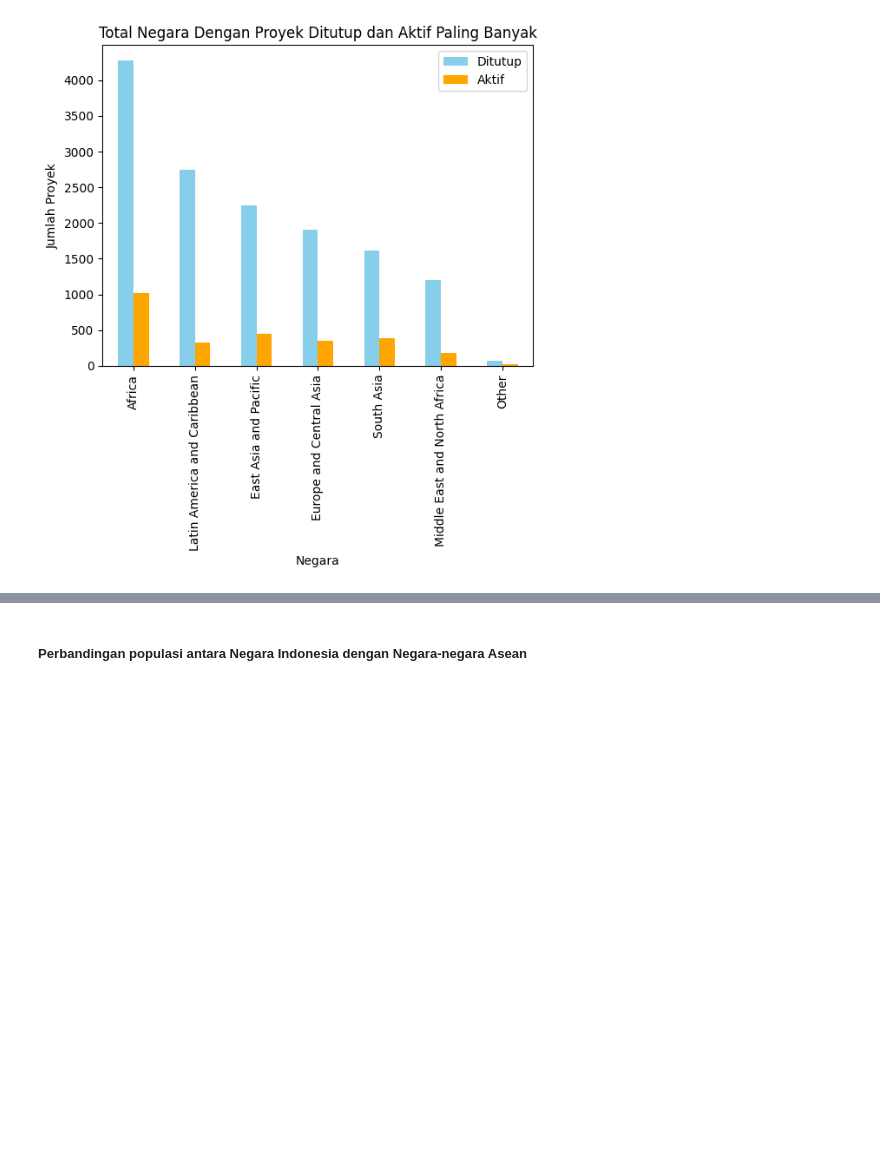
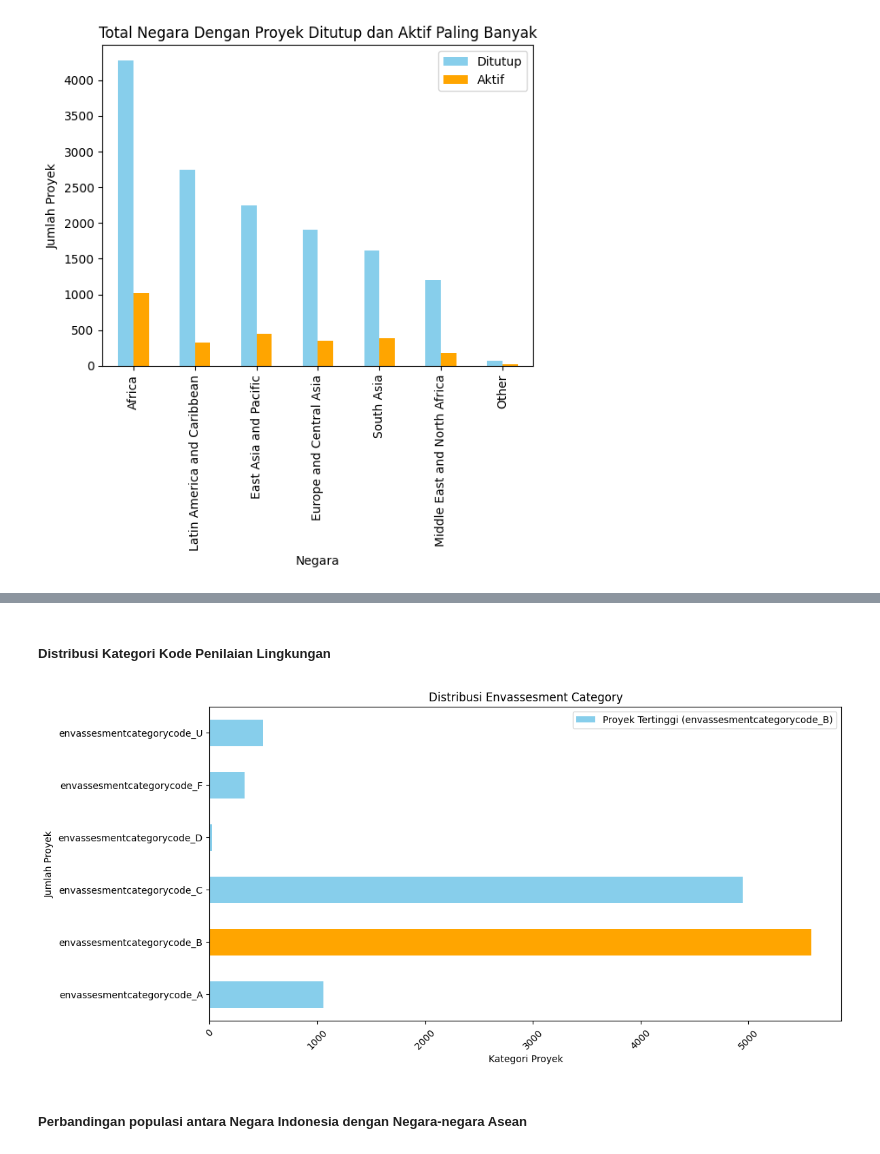
Before and after one commit to Timekeeper25/mini_project_DE_muhammad_raihan_saputra, a Jupyter notebook: notebook.ipynb, the cells around one changed output, grey strips where cells are left out. Saved outputs shown, nothing was run; the diff lists cells and outputs as text; code cells hidden in the pictures; blank space fills up the shorter version.

```diff
--- a/notebook.ipynb
+++ b/notebook.ipynb
@@ -1328,3 +1270,28 @@ plt.show()
+# %% [markdown]
+##### Distribusi Kategori Kode Penilaian Lingkungan
+# %%
+import matplotlib.pyplot as plt
+
+# Calculate counts for each category
+envassesmentcategory = df5.filter(like='envassesmentcategorycode_').sum()
+
+# Determine the category with the highest count
+max_count_category = envassesmentcategory.idxmax()
+
+# Define colors for each category, with the highest count category highlighted
+colors = ['skyblue' if cat != max_count_category else 'orange' for cat in envassesmentcategory.index]
+
+# Plotting
+plt.figure(figsize=(12, 6))
+envassesmentcategory.plot(kind='barh', color=colors)
+plt.title('Distribusi Envassesment Category')
+plt.xlabel('Kategori Proyek')
+plt.ylabel('Jumlah Proyek')
+plt.xticks(rotation=45)
+plt.legend([f'Proyek Tertinggi ({max_count_category})'])
+plt.show()
+# %% [output]
+[figure, added]
 # %% [markdown]
 ##### Perbandingan populasi antara Negara Indonesia dengan Negara-negara Asean
 # %%
```
Also changed, not shown: parts of 20 cells of this notebook, 26 other files.
